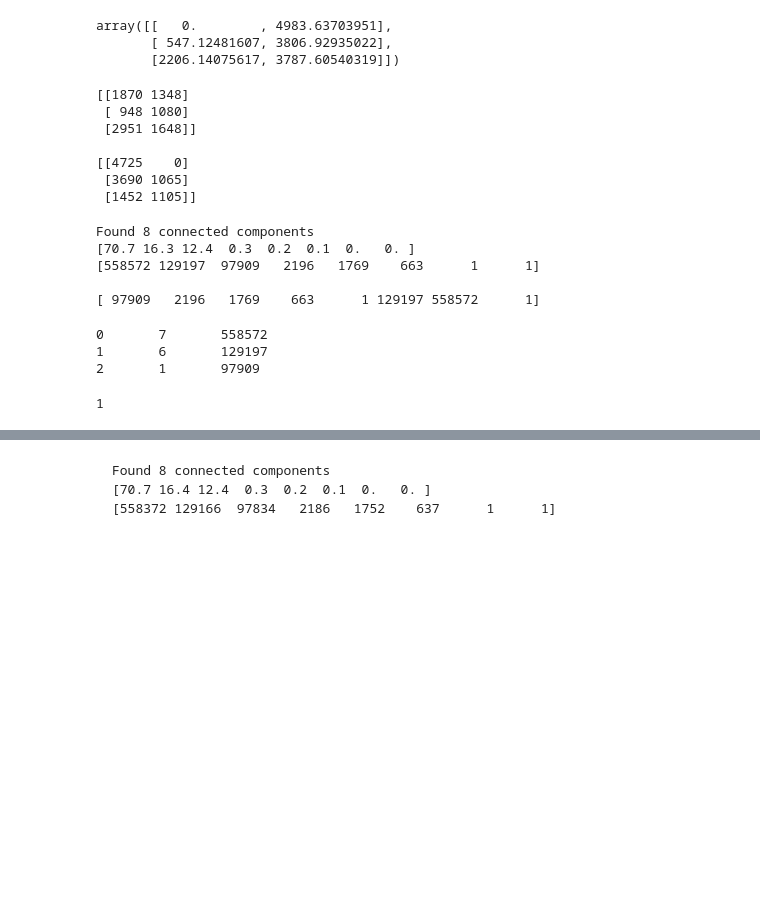
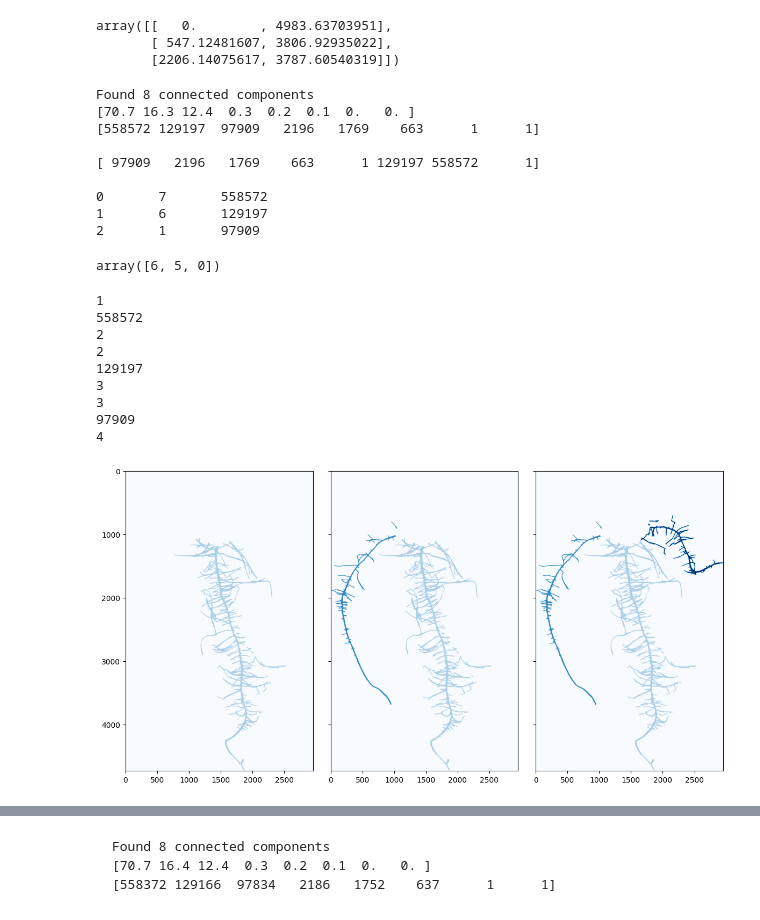
Before and after one commit to ejamezquita/root_necrosis, a Jupyter notebook: jupyter/01_image_preparation.ipynb, the cells around one changed output, grey strips where cells are left out. Cells and saved outputs as stored; diff of their text form; code cells hidden in the pictures; blank space fills up the shorter version.

```diff
--- a/jupyter/01_image_preparation.ipynb
+++ b/jupyter/01_image_preparation.ipynb
@@ -286,50 +266,80 @@ signif0
 array([[   0.        , 4983.63703951],
        [ 547.12481607, 3806.92935022],
        [2206.14075617, 3787.60540319]])
-# %%
-print(tipy[tmask,:], tipx[tmask,:], sep='\n\n')
-# %% [output]
-[[1870 1348]
- [ 948 1080]
- [2951 1648]]
-
-[[4725    0]
- [3690 1065]
- [1452 1105]]
 # %%
 ix = 2
-thr = inv[tipx[tmask,1][ix], tipy[tmask,1][ix]]
+thr = main[rest[tmask][ix,1]]
 timg = gimg*(inv < thr)
 
 label, nums = ndimage.label( timg, structure=ndimage.generate_binary_structure(2,1))
 print('Found',nums,'connected components')
 hist, bins = np.histogram(label, bins=range(1,nums+2))
 hargsort = np.argsort(hist)[::-1]
-ends = np.asarray(ndimage.maximum_position(timg*inv, label, index=range(1,nums+1)))
-
 print(np.round(100*hist[hargsort]/np.sum(hist),1))
 print(hist[hargsort], '\n')
 
-print(hist)
+print(hist, '\n')
+
+mainlabels = np.zeros(ix+1, dtype=int)
+for i in range(len(mainlabels)):
+    foo = label[ tipx[tmask,0][i], tipy[tmask,0][i] ]
+    mainlabels[i] = foo-1
+    print(i, foo, hist[foo-1], sep='\t')
+minorlabels = np.setdiff1d(range(nums), mainlabels)
+
+foo = timg*inv
+ends = np.asarray(ndimage.maximum_position(timg*inv, label, index=range(1,nums+1)))
+distances = spatial.distance_matrix(ends[mainlabels], ends[minorlabels])
 # %% [output]
 Found 8 connected components
 [70.7 16.3 12.4  0.3  0.2  0.1  0.   0. ]
 [558572 129197  97909   2196   1769    663      1      1]
 
 [ 97909   2196   1769    663      1 129197 558572      1]
+
+0       7       558572
+1       6       129197
+2       1       97909
 # %%
-mainlabels = np.zeros(ix+1, dtype=int)
-for i in range(len(mainlabels)):
-    foo = label[ tipx[tmask,0][i], tipy[tmask,0][i] ]
-    mainlabels[i] = foo-1
-    print(i, foo, hist[foo-1], sep='\t')
-
-minorlabels = np.setdiff1d(range(len(ends)), mainlabels)
-distances = spatial.distance_matrix(ends[mainlabels], ends[minorlabels])
+mainlabels
 # %% [output]
-0       7       558572
-1       6       129197
-2       1       97909
+array([6, 5, 0])
 # %%
+fig, ax = plt.subplots(1,3, figsize=(12,6), sharex=True, sharey=True)
+ax = np.atleast_1d(ax).ravel()
+
+watershed = np.zeros(inv.shape, dtype=np.uint8)
+colorval = 1
+colordict = dict()
+
+for i in range(len(mainlabels)):
+    print(colorval)
+    mask = (watershed == 0) & (label == mainlabels[i] + 1)
+    print(np.sum(mask))
+    watershed[mask] = colorval
+    extras = np.nonzero(mainlabels[np.argmin(distances, axis=0)] == mainlabels[i])[0]
+    for j in minorlabels[extras]:
+        mask = (watershed == 0) & (label == j+1)
+        watershed[mask] = colorval
+
+    colorlist = []
+    for j in range(len(tips[tmask])):
+        if label[tuple(tips[tmask][j])] == mainlabels[i] + 1:
+            colorlist.append(rest[tmask][j,0])
+    colordict[colorval] = colorlist
+    colorval += 1
+    print(colorval)
+    ax[i].imshow(watershed, vmin=0, vmax=3, cmap='Blues', origin='upper')
+
+fig.tight_layout()
 # %% [output]
 1
+558572
+2
+2
+129197
+3
+3
+97909
+4
+[figure, added]
```
Also changed, not shown: parts of 9 cells of this notebook.
